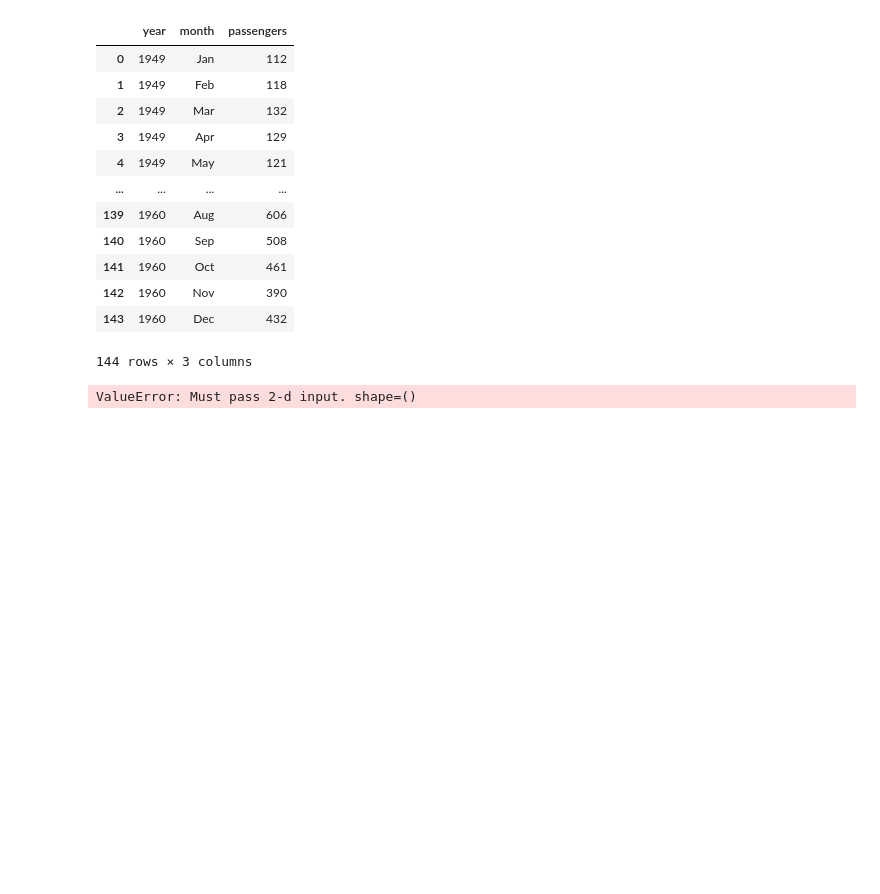
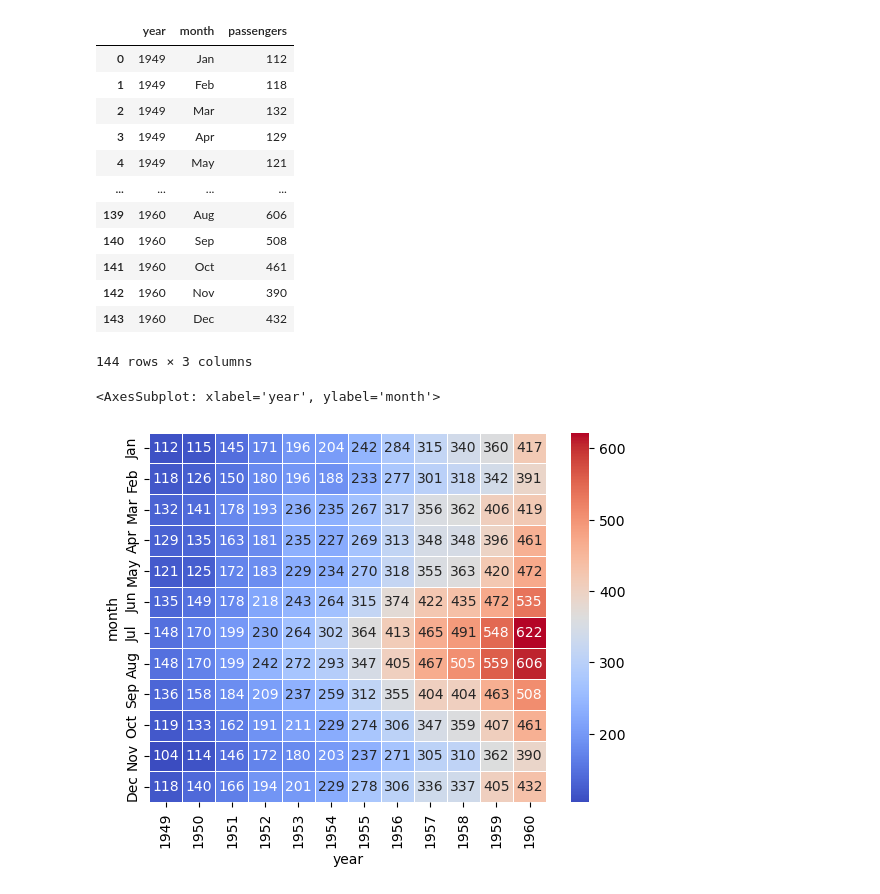
Before and after one commit to Yashnagpal2/Assignment, a Jupyter notebook: Seaborn(Assignment).ipynb, the cells around one changed output. Drawn from its saved outputs; the diff is of its cells as text; code cells hidden in the pictures; blank space fills up the shorter version.

```diff
--- a/Seaborn(Assignment).ipynb
+++ b/Seaborn(Assignment).ipynb
@@ -151,5 +151,7 @@ flights
 144 rows × 3 columns
 # %%
 flights_pivot =flights.pivot_table(index='month', columns='year', values='passengers')
+sns.heatmap(flights_pivot, cmap='coolwarm', annot=True, fmt='d', linewidths=0.5)
 # %% [output]
-ValueError: Must pass 2-d input. shape=()
+<AxesSubplot: xlabel='year', ylabel='month'>
+[figure, added]
```
